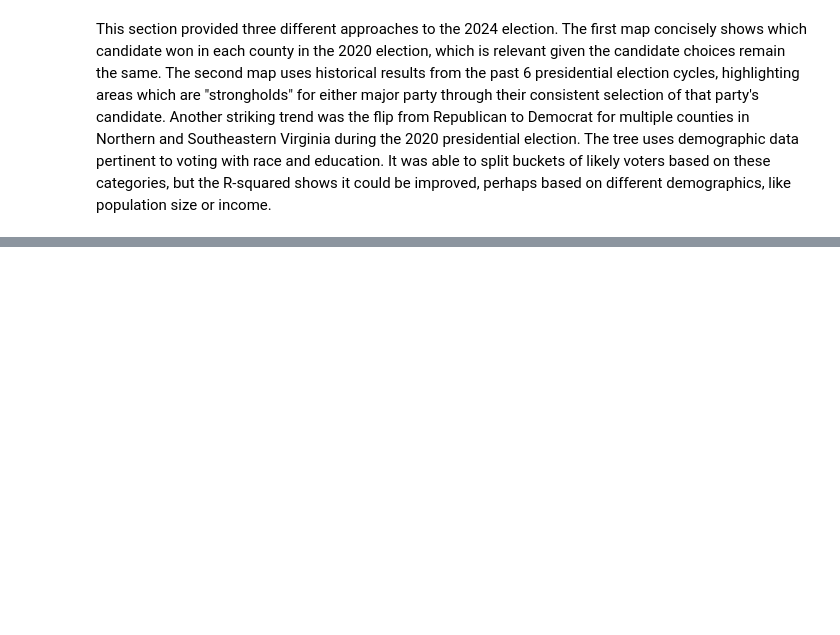
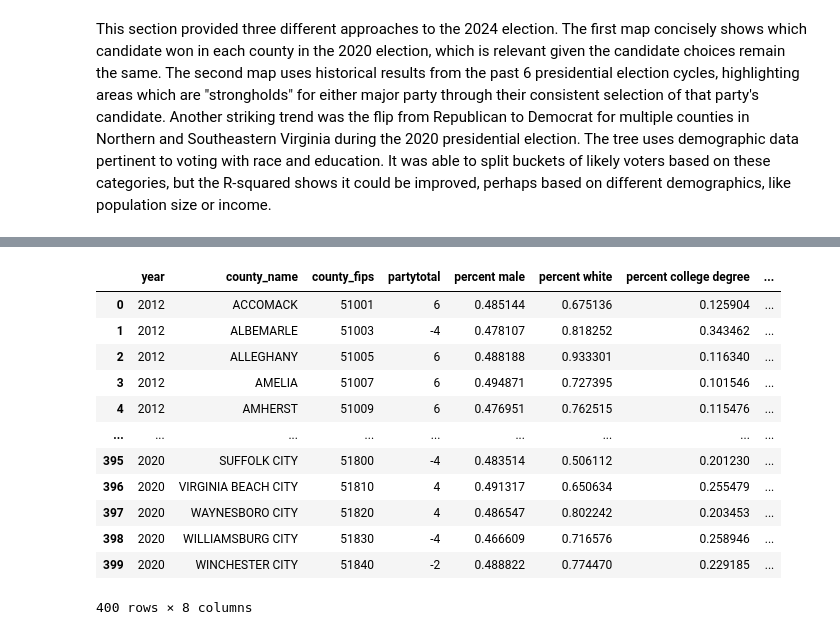
Before and after one commit to vnewsome/project_voting, a Jupyter notebook: ML_project3.ipynb, the cells around one changed output, grey strips where cells are left out. Cells and saved outputs as stored; diff of their text form; code cells hidden in the pictures; blank space fills up the shorter version.

```diff
--- a/ML_project3.ipynb
+++ b/ML_project3.ipynb
@@ -257,0 +275,24 @@ This section provided three different approaches to the 2024 election. The first
+# %%
+# consolidates variables (sex, race, education) into a single percentage as a new column
+vapop['male pop'] = pd.to_numeric(vapop['male pop'], errors='coerce')
+vapop['population'] = pd.to_numeric(vapop['population'], errors='coerce')
+vapop['white'] = pd.to_numeric(vapop['white'], errors='coerce')
+vapop['bachelors'] = pd.to_numeric(vapop['bachelors'], errors='coerce')
+vapop['masters'] = pd.to_numeric(vapop['masters'], errors='coerce')
+vapop['professional'] = pd.to_numeric(vapop['professional'], errors='coerce')
+vapop['doctorate'] = pd.to_numeric(vapop['doctorate'], errors='coerce')
+
+
+vapop['percent male'] = vapop[['male pop']].div(vapop['population'], axis=0)
+vapop['percent white'] = vapop[['white']].div(vapop['population'], axis=0)
+vapop['percent college degree'] = vapop['bachelors'] + vapop['masters'] + vapop['professional'] + vapop['doctorate']
+vapop['percent college degree'] = vapop[['percent college degree']].div(vapop['population'], axis=0)
+
+# drops the rest of the unneeded columns for convenience
+vapop = vapop.reset_index()
+vapop = vapop[['percent male','percent white','percent college degree','median household income']]
+
+# converts vapop years to single election years to match county_win years
+vapop = vapop.replace('2008-2012',2012)
+vapop = vapop.replace('2012-2016',2016)
+vapop = vapop.replace('2016-2020',2020)
@@ -257,0 +341,19 @@ This section provided three different approaches to the 2024 election. The first
+# %%
+# joins data frames
+vadata = pd.concat([county_win, vapop], axis=1)
+
+vadata
+# %% [output]
+|  | year | county_name | county_fips | partytotal | percent male | percent white | percent college degree | ... |
+| 0 | 2012 | ACCOMACK | 51001 | 6 | 0.485144 | 0.675136 | 0.125904 | ... |
+| 1 | 2012 | ALBEMARLE | 51003 | -4 | 0.478107 | 0.818252 | 0.343462 | ... |
+| 2 | 2012 | ALLEGHANY | 51005 | 6 | 0.488188 | 0.933301 | 0.116340 | ... |
+| 3 | 2012 | AMELIA | 51007 | 6 | 0.494871 | 0.727395 | 0.101546 | ... |
+| 4 | 2012 | AMHERST | 51009 | 6 | 0.476951 | 0.762515 | 0.115476 | ... |
+| ... | ... | ... | ... | ... | ... | ... | ... | ... |
+| 395 | 2020 | SUFFOLK CITY | 51800 | -4 | 0.483514 | 0.506112 | 0.201230 | ... |
+| 396 | 2020 | VIRGINIA BEACH CITY | 51810 | 4 | 0.491317 | 0.650634 | 0.255479 | ... |
+| 397 | 2020 | WAYNESBORO CITY | 51820 | 4 | 0.486547 | 0.802242 | 0.203453 | ... |
+| 398 | 2020 | WILLIAMSBURG CITY | 51830 | -4 | 0.466609 | 0.716576 | 0.258946 | ... |
+| 399 | 2020 | WINCHESTER CITY | 51840 | -2 | 0.488822 | 0.774470 | 0.229185 | ... |
+400 rows × 8 columns
```
Also changed, not shown: parts of 14 cells of this notebook.
